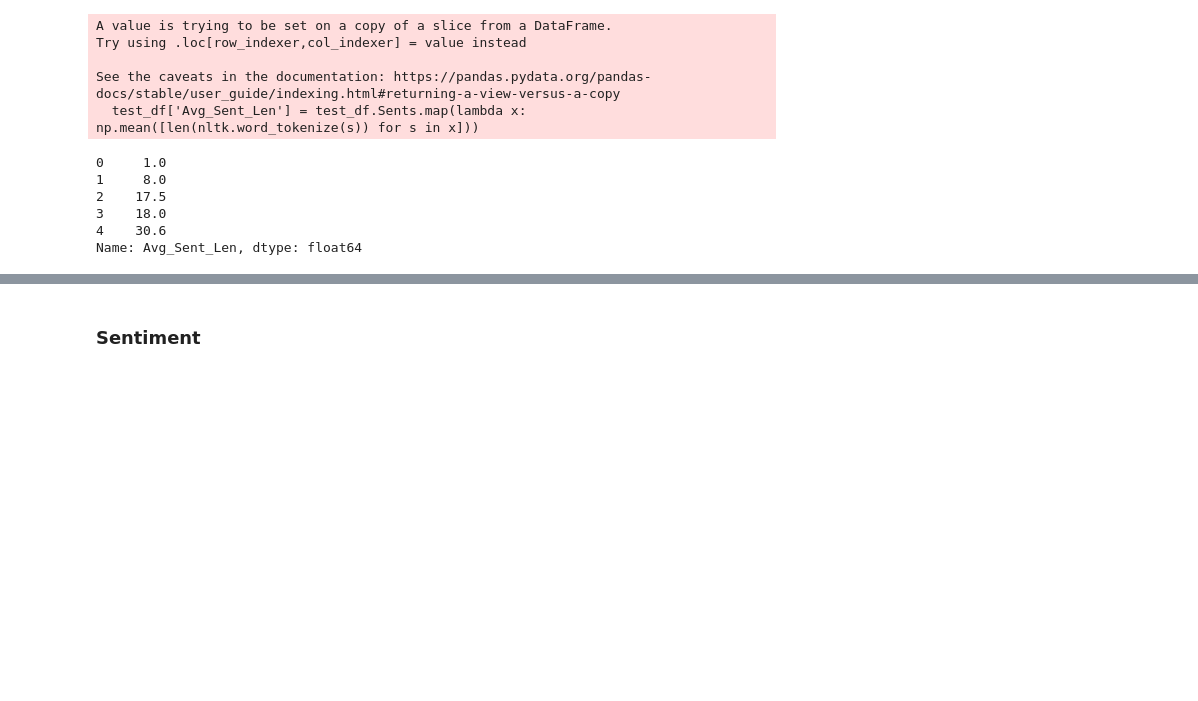
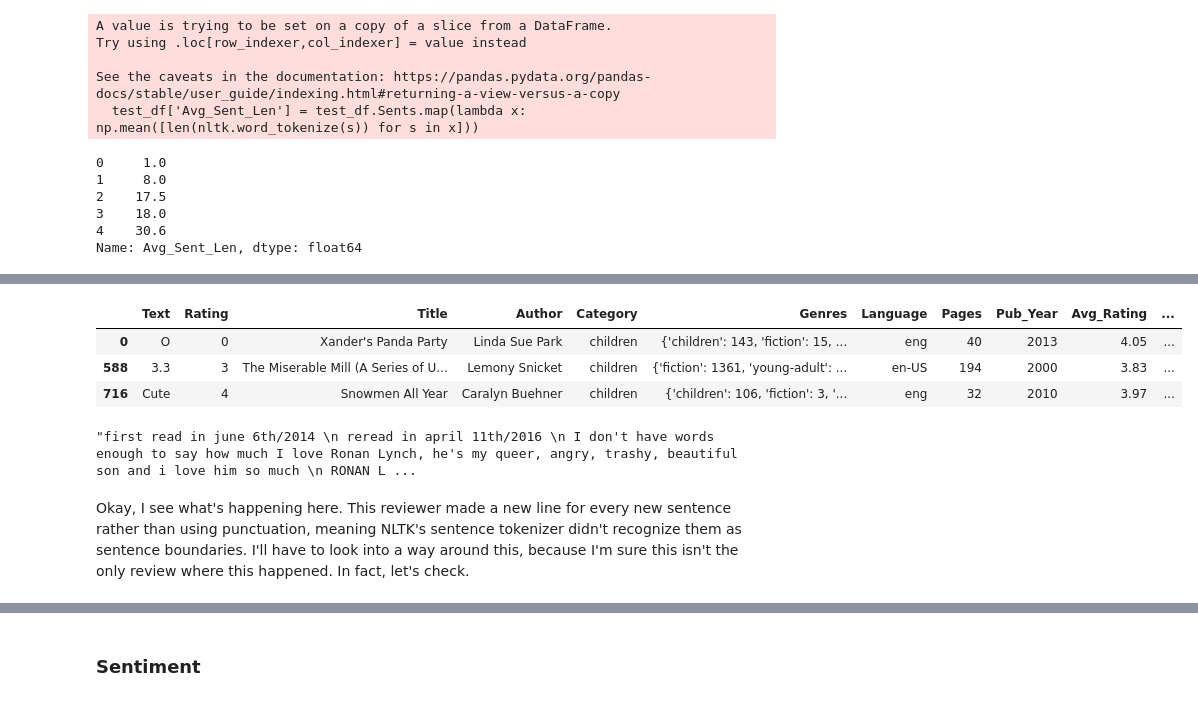
Before and after one commit to Data-Science-for-Linguists-2023/Goodreads-Genre-Reviews-Analysis, a Jupyter notebook: Compiling_Data.ipynb, the cells around one changed output, grey strips where cells are left out. Drawn from its saved outputs; the diff is of its cells as text; code cells hidden in the pictures; blank space fills up the shorter version.

```diff
--- a/Compiling_Data.ipynb
+++ b/Compiling_Data.ipynb
@@ -459,0 +490,16 @@ I'm gonna skip TTR for because I'd have to take a tiny sample of some of the lon
+# %%
+short = (total_df.Avg_Sent_Len == 1)
+total_df[short].head(3)
+# %% [output]
+|  | Text | Rating | Title | Author | Category | Genres | Language | Pages | Pub_Year | Avg_Rating | ... |
+| 0 | O | 0 | Xander's Panda Party | Linda Sue Park | children | {'children': 143, 'fiction': 15, ... | eng | 40 | 2013 | 4.05 | ... |
+| 588 | 3.3 | 3 | The Miserable Mill (A Series of U... | Lemony Snicket | children | {'fiction': 1361, 'young-adult': ... | en-US | 194 | 2000 | 3.83 | ... |
+| 716 | Cute | 4 | Snowmen All Year | Caralyn Buehner | children | {'children': 106, 'fiction': 3, '... | eng | 32 | 2010 | 3.97 | ... |
+# %%
+long = (total_df.Avg_Sent_Len == 388)
+total_df[long].Text #Find index of review
+total_df.Text.loc[15166]
+# %% [output]
+"first read in june 6th/2014 \n reread in april 11th/2016 \n I don't have words enough to say how much I love Ronan Lynch, he's my queer, angry, trashy, beautiful son and i love him so much \n RONAN L ...
+# %% [markdown]
+Okay, I see what's happening here. This reviewer made a new line for every new sentence rather than using punctuation, meaning NLTK's sentence tokenizer didn't recognize them as sentence boundaries. I'll have to look into a way around this, because I'm sure this isn't the only review where this happened. In fact, let's check.
```
Also changed, not shown: parts of 48 cells of this notebook, 2 other files.
